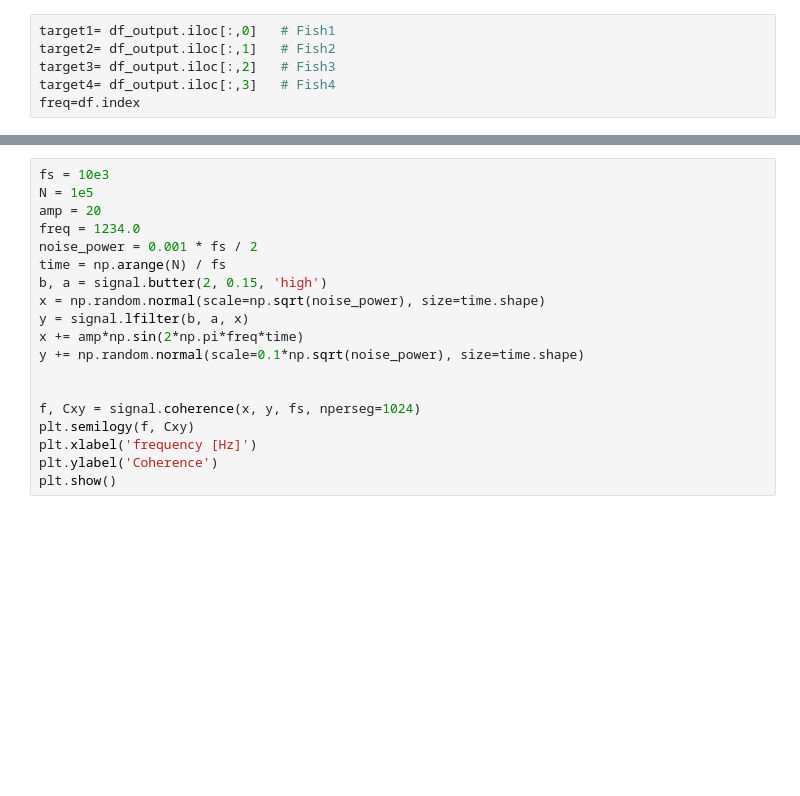
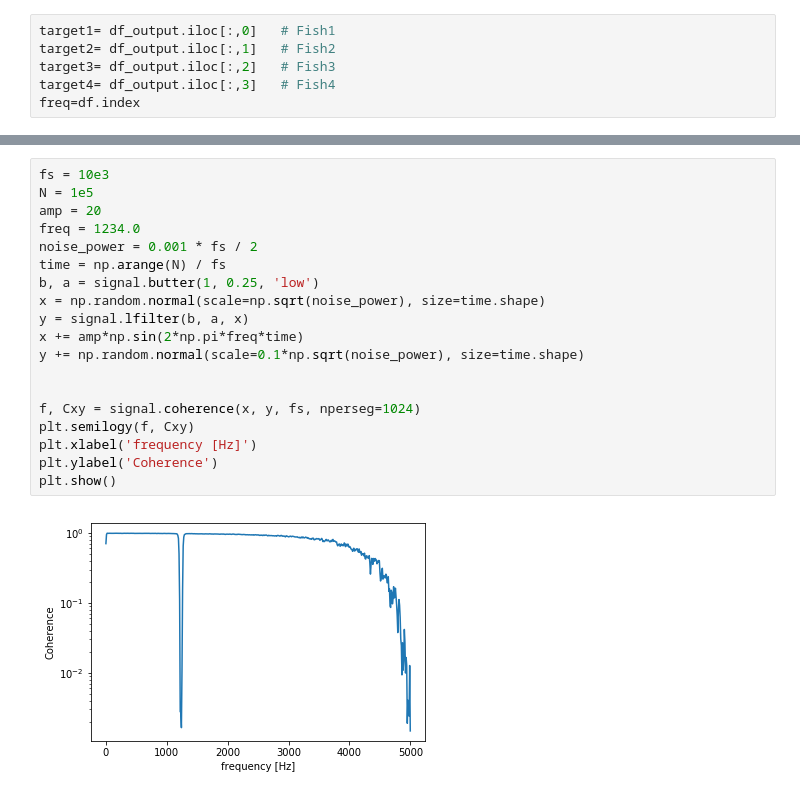
Before and after one commit to kevinboswell/EVFreqResp, a Jupyter notebook: KMB_comps.ipynb, the cells around one changed output, grey strips where cells are left out. Cells and saved outputs as stored; diff of their text form; blank space fills up the shorter version.

```diff
--- a/KMB_comps.ipynb
+++ b/KMB_comps.ipynb
@@ -79,19 +103,21 @@ plt.show()
 # %%
 fs = 10e3
 N = 1e5
 amp = 20
 freq = 1234.0
 noise_power = 0.001 * fs / 2
 time = np.arange(N) / fs
-b, a = signal.butter(2, 0.15, 'high')
+b, a = signal.butter(1, 0.25, 'low')
 x = np.random.normal(scale=np.sqrt(noise_power), size=time.shape)
 y = signal.lfilter(b, a, x)
 x += amp*np.sin(2*np.pi*freq*time)
 y += np.random.normal(scale=0.1*np.sqrt(noise_power), size=time.shape)
 
 
 f, Cxy = signal.coherence(x, y, fs, nperseg=1024)
 plt.semilogy(f, Cxy)
 plt.xlabel('frequency [Hz]')
 plt.ylabel('Coherence')
 plt.show()
+# %% [output]
+[figure, added]
```
Also changed, not shown: parts of 5 cells of this notebook.
